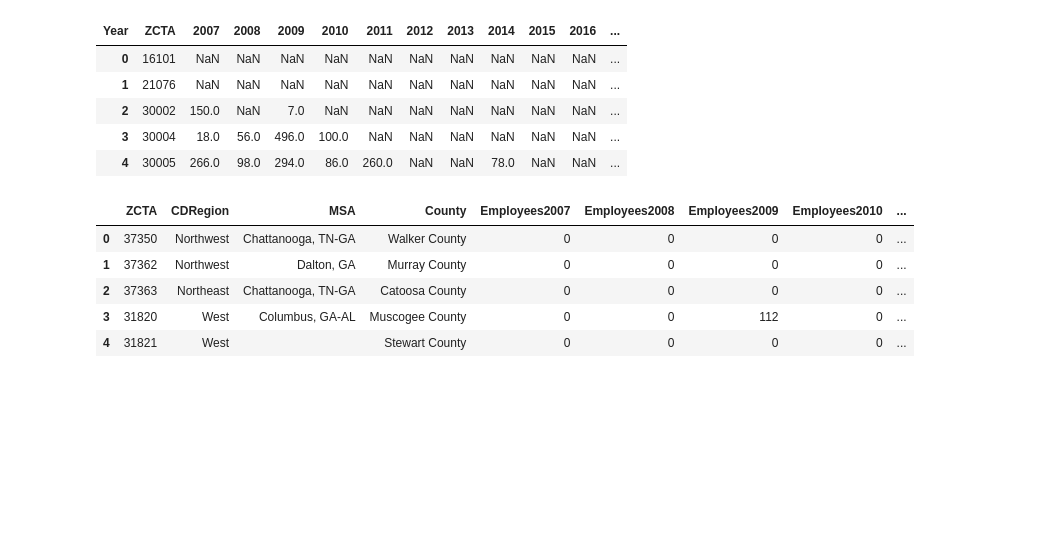
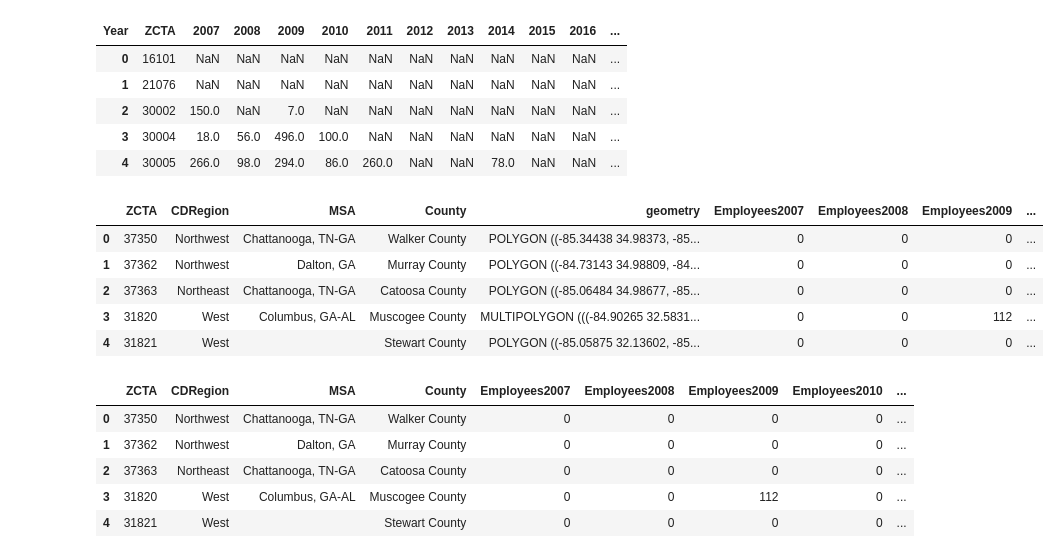
Before and after one commit to mmainzer/warn, a Jupyter notebook: process-warns.ipynb, the cells around one changed output. Saved outputs shown, nothing was run; the diff lists cells and outputs as text; code cells hidden in the pictures; blank space fills up the shorter version.

```diff
--- a/process-warns.ipynb
+++ b/process-warns.ipynb
@@ -129,6 +129,15 @@ gaZips = pd.merge(gaZips, zctaRoll, how='left', on='ZCTA')
 gaZips.fillna(0, inplace=True)
 for col in numCols:
     gaZips[col] = gaZips[col].astype(int)
+# %%
+gaZips.head()
+# %% [output]
+|  | ZCTA | CDRegion | MSA | County | geometry | Employees2007 | Employees2008 | Employees2009 | ... |
+| 0 | 37350 | Northwest | Chattanooga, TN-GA | Walker County | POLYGON ((-85.34438 34.98373, -85... | 0 | 0 | 0 | ... |
+| 1 | 37362 | Northwest | Dalton, GA | Murray County | POLYGON ((-84.73143 34.98809, -84... | 0 | 0 | 0 | ... |
+| 2 | 37363 | Northeast | Chattanooga, TN-GA | Catoosa County | POLYGON ((-85.06484 34.98677, -85... | 0 | 0 | 0 | ... |
+| 3 | 31820 | West | Columbus, GA-AL | Muscogee County | MULTIPOLYGON (((-84.90265 32.5831... | 0 | 0 | 112 | ... |
+| 4 | 31821 | West |  | Stewart County | POLYGON ((-85.05875 32.13602, -85... | 0 | 0 | 0 | ... |
 # %%
 gaZips = gaZips[['ZCTA','CDRegion','MSA','County',
                  'Employees2007','Employees2008','Employees2009','Employees2010','Employees2011',
```
Also changed, not shown: parts of 5 cells of this notebook, 7 other files.
